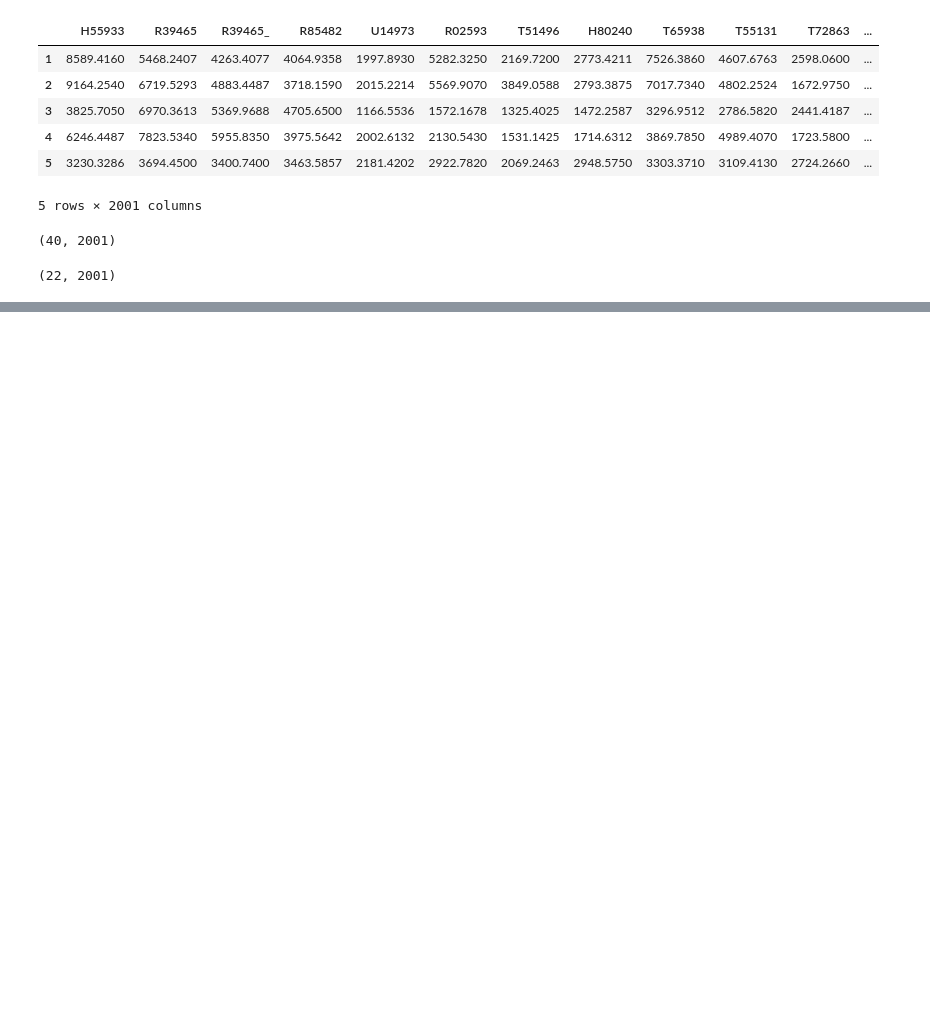
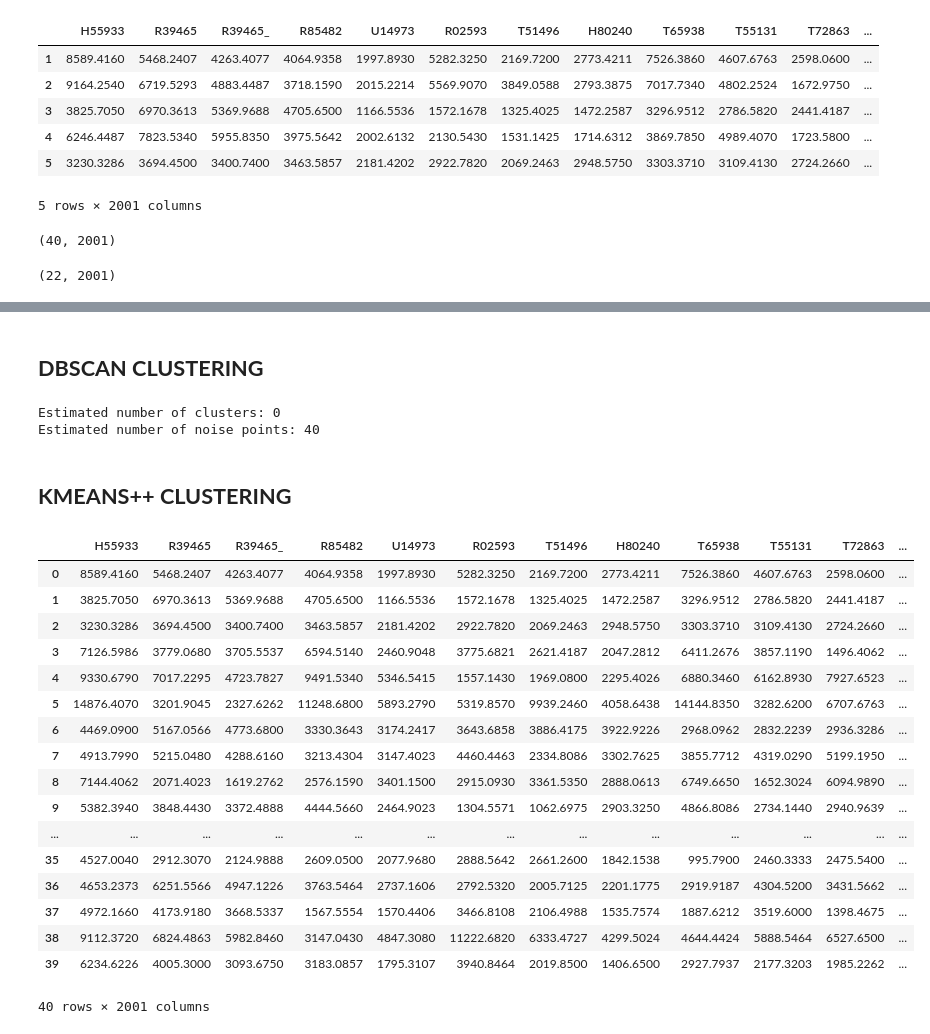
Before and after one commit to disha2sinha/Reducing-Imbalanced-dataset-by-Under-sampling-approach-Consensus-Clustering, a Jupyter notebook: Reducing_Imbalanced_dataset_by_Under_sampling_approach_(Consensus_Clustering).ipynb, the cells around one changed output, grey strips where cells are left out. Drawn from its saved outputs; the diff is of its cells as text; code cells hidden in the pictures; blank space fills up the shorter version.

```diff
--- a/Reducing_Imbalanced_dataset_by_Under_sampling_approach_(Consensus_Clustering).ipynb
+++ b/Reducing_Imbalanced_dataset_by_Under_sampling_approach_(Consensus_Clustering).ipynb
@@ -33,0 +219,51 @@ colon_minority_df.shape
+# %% [markdown]
+## **DBSCAN CLUSTERING**
+# %%
+from sklearn.cluster import DBSCAN
+from sklearn import metrics
+import numpy as np
+
+# #############################################################################
+# Compute DBSCAN
+db = DBSCAN(eps=0.3, min_samples=10).fit(colon_majority_df)
+labels = db.labels_
+
+# Number of clusters in labels, ignoring noise if present.
+n_clusters_ = len(set(labels)) - (1 if -1 in labels else 0)
+n_noise_ = list(labels).count(-1)
+
+print('Estimated number of clusters: %d' % n_clusters_)
+print('Estimated number of noise points: %d' % n_noise_)
+# %% [output]
+Estimated number of clusters: 0
+Estimated number of noise points: 40
+# %% [markdown]
+## **KMEANS++ CLUSTERING**
+# %%
+#Kmeans++:
+kmeans=KMeans(n_clusters=22,init='k-means++',max_iter=500).fit(colon_majority_df)
+clustering_result['Kmeans++']=kmeans.labels_
+# %%
+partition2 = colon_majority_df
+partition2=partition1.reset_index(drop=True)
+partition2['cluster_label'] = clustering_result['Kmeans++']
+partition2 #with cluster labels
+# %% [output]
+|  | H55933 | R39465 | R39465_ | R85482 | U14973 | R02593 | T51496 | H80240 | T65938 | T55131 | T72863 | ... |
+| 0 | 8589.4160 | 5468.2407 | 4263.4077 | 4064.9358 | 1997.8930 | 5282.3250 | 2169.7200 | 2773.4211 | 7526.3860 | 4607.6763 | 2598.0600 | ... |
+| 1 | 3825.7050 | 6970.3613 | 5369.9688 | 4705.6500 | 1166.5536 | 1572.1678 | 1325.4025 | 1472.2587 | 3296.9512 | 2786.5820 | 2441.4187 | ... |
+| 2 | 3230.3286 | 3694.4500 | 3400.7400 | 3463.5857 | 2181.4202 | 2922.7820 | 2069.2463 | 2948.5750 | 3303.3710 | 3109.4130 | 2724.2660 | ... |
+| 3 | 7126.5986 | 3779.0680 | 3705.5537 | 6594.5140 | 2460.9048 | 3775.6821 | 2621.4187 | 2047.2812 | 6411.2676 | 3857.1190 | 1496.4062 | ... |
+| 4 | 9330.6790 | 7017.2295 | 4723.7827 | 9491.5340 | 5346.5415 | 1557.1430 | 1969.0800 | 2295.4026 | 6880.3460 | 6162.8930 | 7927.6523 | ... |
+| 5 | 14876.4070 | 3201.9045 | 2327.6262 | 11248.6800 | 5893.2790 | 5319.8570 | 9939.2460 | 4058.6438 | 14144.8350 | 3282.6200 | 6707.6763 | ... |
+| 6 | 4469.0900 | 5167.0566 | 4773.6800 | 3330.3643 | 3174.2417 | 3643.6858 | 3886.4175 | 3922.9226 | 2968.0962 | 2832.2239 | 2936.3286 | ... |
+| 7 | 4913.7990 | 5215.0480 | 4288.6160 | 3213.4304 | 3147.4023 | 4460.4463 | 2334.8086 | 3302.7625 | 3855.7712 | 4319.0290 | 5199.1950 | ... |
+| 8 | 7144.4062 | 2071.4023 | 1619.2762 | 2576.1590 | 3401.1500 | 2915.0930 | 3361.5350 | 2888.0613 | 6749.6650 | 1652.3024 | 6094.9890 | ... |
+| 9 | 5382.3940 | 3848.4430 | 3372.4888 | 4444.5660 | 2464.9023 | 1304.5571 | 1062.6975 | 2903.3250 | 4866.8086 | 2734.1440 | 2940.9639 | ... |
+| ... | ... | ... | ... | ... | ... | ... | ... | ... | ... | ... | ... | ... |
+| 35 | 4527.0040 | 2912.3070 | 2124.9888 | 2609.0500 | 2077.9680 | 2888.5642 | 2661.2600 | 1842.1538 | 995.7900 | 2460.3333 | 2475.5400 | ... |
+| 36 | 4653.2373 | 6251.5566 | 4947.1226 | 3763.5464 | 2737.1606 | 2792.5320 | 2005.7125 | 2201.1775 | 2919.9187 | 4304.5200 | 3431.5662 | ... |
+| 37 | 4972.1660 | 4173.9180 | 3668.5337 | 1567.5554 | 1570.4406 | 3466.8108 | 2106.4988 | 1535.7574 | 1887.6212 | 3519.6000 | 1398.4675 | ... |
+| 38 | 9112.3720 | 6824.4863 | 5982.8460 | 3147.0430 | 4847.3080 | 11222.6820 | 6333.4727 | 4299.5024 | 4644.4424 | 5888.5464 | 6527.6500 | ... |
+| 39 | 6234.6226 | 4005.3000 | 3093.6750 | 3183.0857 | 1795.3107 | 3940.8464 | 2019.8500 | 1406.6500 | 2927.7937 | 2177.3203 | 1985.2262 | ... |
+40 rows × 2001 columns
```
Also changed, not shown: parts of 32 cells of this notebook.
